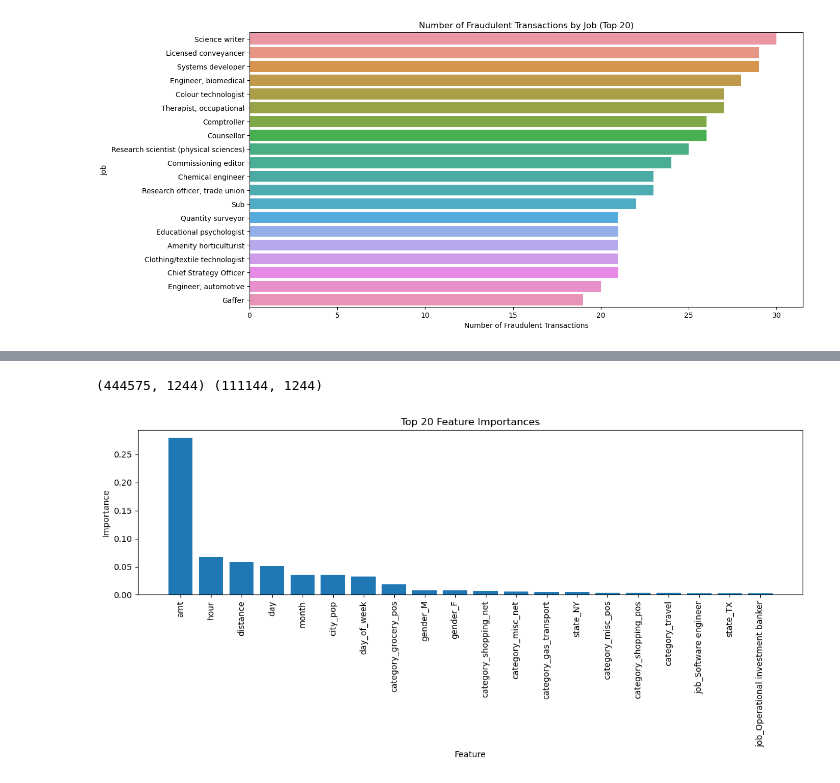
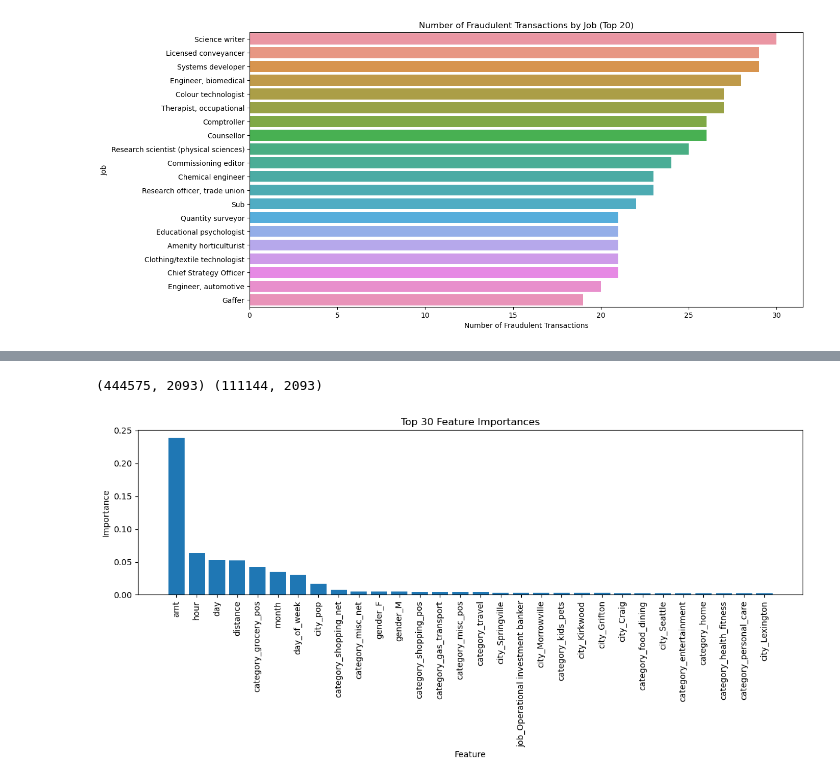
Before and after one commit to thanhdcng/detect-fraudulent-credit-card-transactions, a Jupyter notebook: notebooks/EDA_and_Preprocessing.ipynb, the cells around one changed output, grey strips where cells are left out. Cells and saved outputs as stored; diff of their text form; code cells hidden in the pictures.

```diff
--- a/notebooks/EDA_and_Preprocessing.ipynb
+++ b/notebooks/EDA_and_Preprocessing.ipynb
@@ -356,7 +356,7 @@ df['distance'] = df.apply(calculate_distance, axis=1)
 # %%
 # Selecting relevant features for the model
 features = ['amt', 'city_pop', 'hour', 'day', 'day_of_week', 'month', 'distance',
-            'merchant', 'category', 'state', 'job', 'gender']
+            'merchant', 'category', 'state', 'job', 'gender','city']
 X = df[features]
 y = df['is_fraud']
 # %%
@@ -365,7 +365,7 @@ X_train, X_test, y_train, y_test = train_test_split(X, y, test_size=0.2, random_
 # %%
 # Preprocessing pipeline
 numerical_features = ['amt', 'city_pop', 'hour', 'day', 'day_of_week', 'month', 'distance']
-categorical_features = ['merchant', 'category', 'state', 'job', 'gender']
+categorical_features = ['merchant', 'category', 'state', 'job', 'gender','city']
 
 numerical_transformer = Pipeline(steps=[
     ('imputer', SimpleImputer(strategy='median')),
@@ -390,4 +390,4 @@ X_test_preprocessed = preprocessor.transform(X_test)
 # Display the shape of the preprocessed data
 print(X_train_preprocessed.shape, X_test_preprocessed.shape)
 # %% [output]
-(444575, 1244) (111144, 1244)
+(444575, 2093) (111144, 2093)
@@ -395,7 +403,7 @@ print(X_train_preprocessed.shape, X_test_preprocessed.shape)
 # feature importance
 from sklearn.ensemble import RandomForestClassifier
 # Train a Random Forest model
-rf = RandomForestClassifier(n_estimators=100, random_state=42)
+rf = RandomForestClassifier(n_estimators=20, random_state=42)
 rf.fit(X_train_preprocessed, y_train)
 
 # Extract feature importance
@@ -409,15 +417,15 @@ feature_importance_df = pd.DataFrame({'Feature': feature_names, 'Importance': fe
 feature_importance_df = feature_importance_df.sort_values(by='Importance', ascending=False)
 
 # Select the top 20 features
-top_20_features = feature_importance_df.head(20)
+top_30_features = feature_importance_df.head(30)
 # %%
-# Plot the top 20 feature importances
+# Plot the top 30 feature importances
 plt.figure(figsize=(12, 6))
-plt.title("Top 20 Feature Importances")
-plt.bar(range(top_20_features.shape[0]), top_20_features['Importance'], align="center")
-plt.xticks(range(top_20_features.shape[0]), top_20_features['Feature'], rotation=90)
+plt.title("Top 30 Feature Importances")
+plt.bar(range(top_30_features.shape[0]), top_30_features['Importance'], align="center")
+plt.xticks(range(top_30_features.shape[0]), top_30_features['Feature'], rotation=90)
 plt.xlabel('Feature')
 plt.ylabel('Importance')
 plt.tight_layout()
 # %% [output]
-[figure, old version]
+[figure, new version]
```
Also changed, not shown: parts of 22 cells of this notebook.
